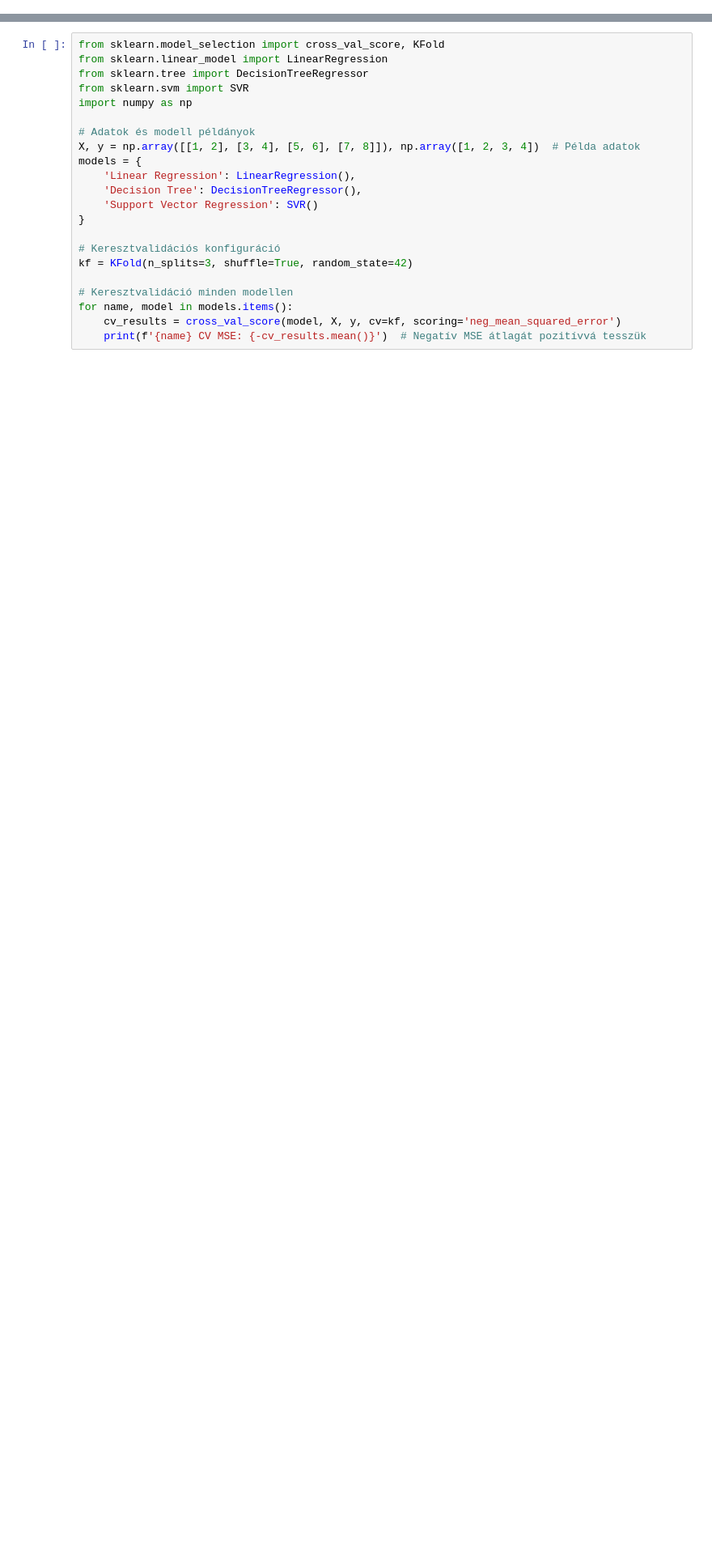
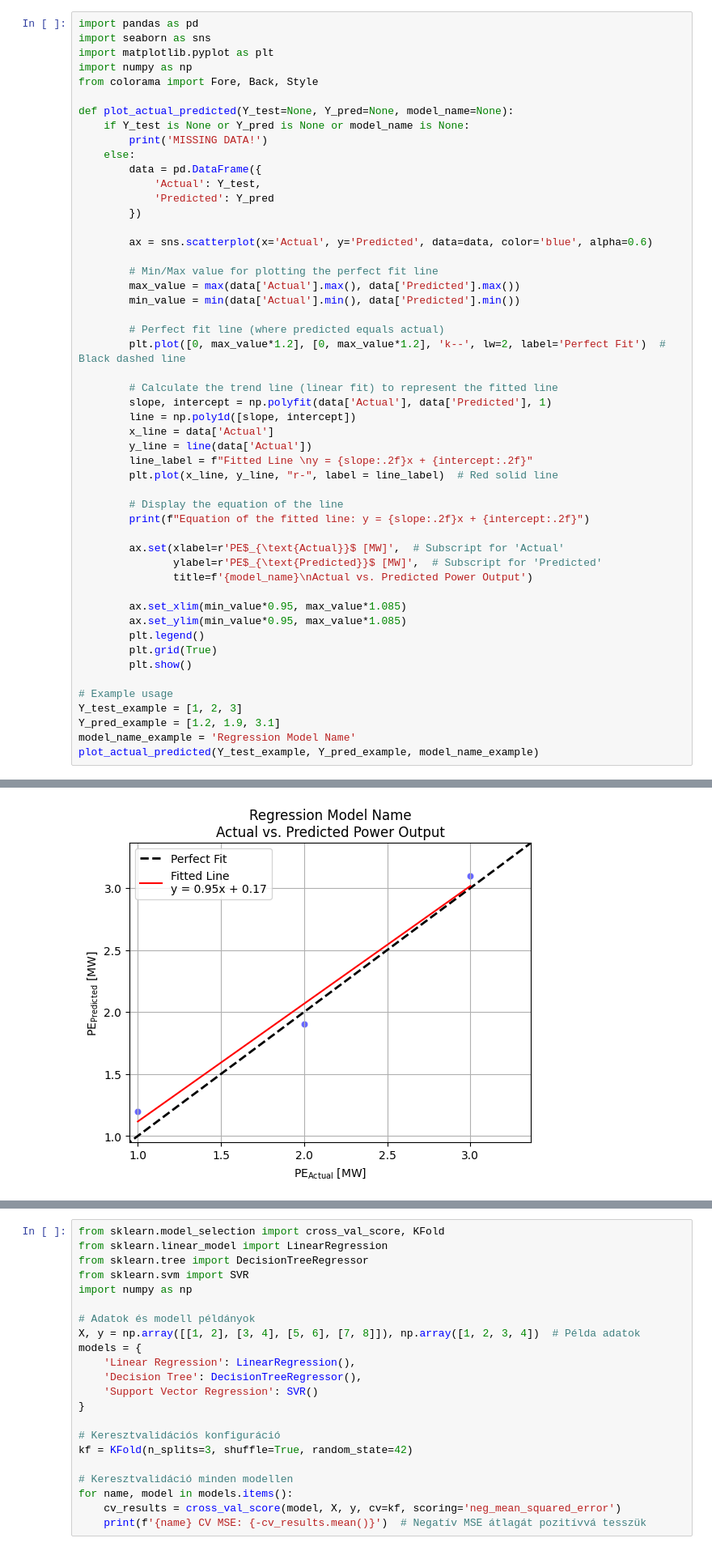
Before and after one commit to szilagyi93/regression, a Jupyter notebook: 01_main/model_fitting_ccpp.ipynb, the cells around one changed output, grey strips where cells are left out. Shown at 81% size. Drawn from its saved outputs; the diff is of its cells as text; blank space fills up the shorter version.

```diff
--- a/01_main/model_fitting_ccpp.ipynb
+++ b/01_main/model_fitting_ccpp.ipynb
@@ -321,0 +267,52 @@ knn_model = KNeighborsRegressor(n_neighbors=5)
+# %%
+import pandas as pd
+import seaborn as sns
+import matplotlib.pyplot as plt
+import numpy as np
+from colorama import Fore, Back, Style
+
+def plot_actual_predicted(Y_test=None, Y_pred=None, model_name=None):
+    if Y_test is None or Y_pred is None or model_name is None:
+        print('MISSING DATA!')
+    else:
+        data = pd.DataFrame({
+            'Actual': Y_test,
+            'Predicted': Y_pred
+        })
+
+        ax = sns.scatterplot(x='Actual', y='Predicted', data=data, color='blue', alpha=0.6)
+
+        # Min/Max value for plotting the perfect fit line
+        max_value = max(data['Actual'].max(), data['Predicted'].max())
+        min_value = min(data['Actual'].min(), data['Predicted'].min())
+
+        # Perfect fit line (where predicted equals actual)
+        plt.plot([0, max_value*1.2], [0, max_value*1.2], 'k--', lw=2, label='Perfect Fit')  # Black dashed line
+
+        # Calculate the trend line (linear fit) to represent the fitted line
+        slope, intercept = np.polyfit(data['Actual'], data['Predicted'], 1)
+        line = np.poly1d([slope, intercept])
+        x_line = data['Actual']
+        y_line = line(data['Actual'])
+        line_label = f"Fitted Line \ny = {slope:.2f}x + {intercept:.2f}"
+        plt.plot(x_line, y_line, "r-", label = line_label)  # Red solid line
+
+        # Display the equation of the line
+        print(f"Equation of the fitted line: y = {slope:.2f}x + {intercept:.2f}")
+
+        ax.set(xlabel=r'PE$_{\text{Actual}}$ [MW]',  # Subscript for 'Actual'
+               ylabel=r'PE$_{\text{Predicted}}$ [MW]',  # Subscript for 'Predicted'
+               title=f'{model_name}\nActual vs. Predicted Power Output')
+
+        ax.set_xlim(min_value*0.95, max_value*1.085)
+        ax.set_ylim(min_value*0.95, max_value*1.085)
+        plt.legend()
+        plt.grid(True)
+        plt.show()
+
+# Example usage
+Y_test_example = [1, 2, 3]
+Y_pred_example = [1.2, 1.9, 3.1]
+model_name_example = 'Regression Model Name'
+plot_actual_predicted(Y_test_example, Y_pred_example, model_name_example)
+# %% [output]
@@ -321,0 +320 @@ knn_model = KNeighborsRegressor(n_neighbors=5)
+[figure, added]
```
Also changed, not shown: parts of 29 cells of this notebook.
